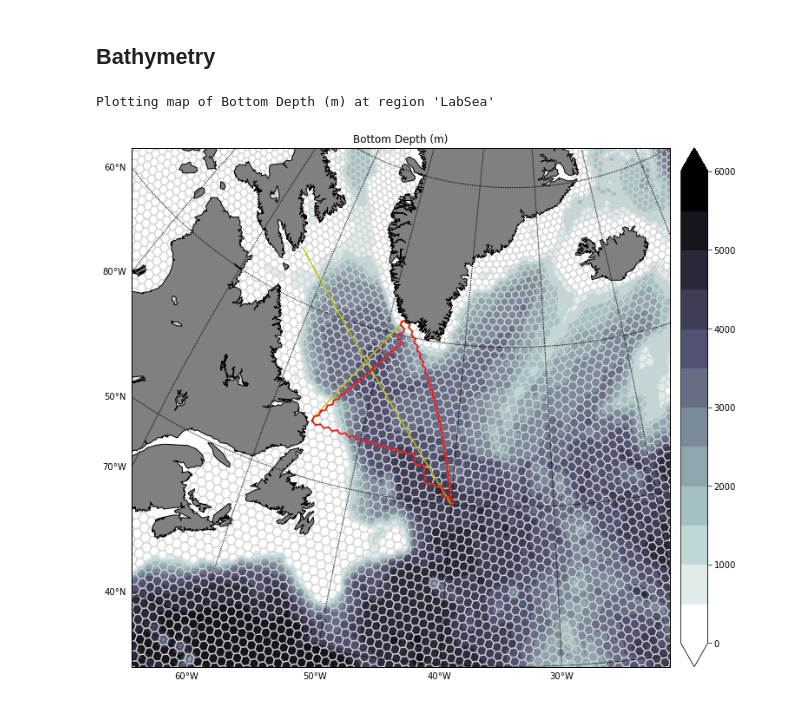
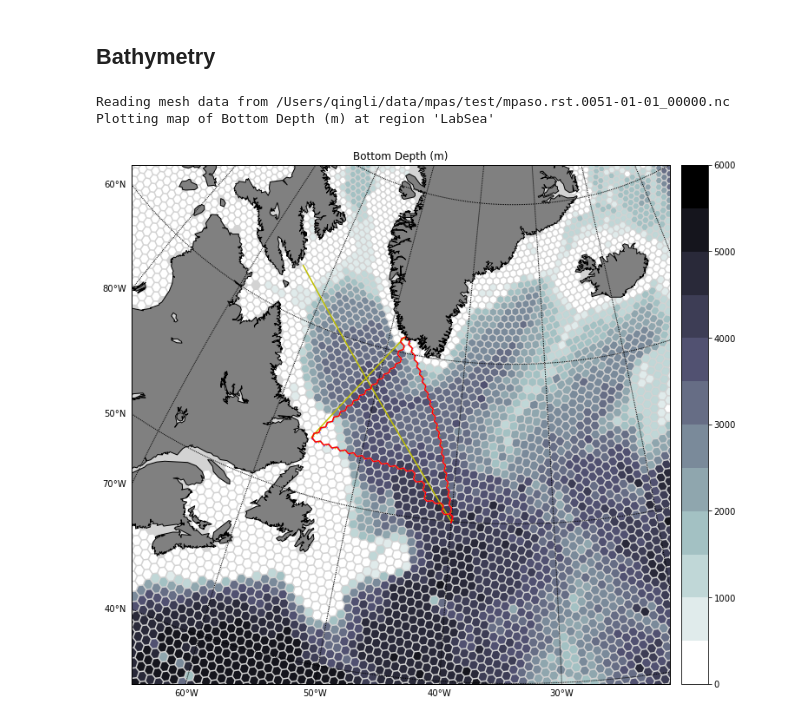
Before and after one commit to qingli411/mpasanalysis, a Jupyter notebook: Test_MPASMesh.ipynb, the cells around one changed output. Cells and saved outputs as stored; diff of their text form; code cells hidden in the pictures.

```diff
--- a/Test_MPASMesh.ipynb
+++ b/Test_MPASMesh.ipynb
@@ -16,7 +16,7 @@ Running on machine pn1803144.lanl.gov
 # flags
 # %%
 # load dataset
-mpasmesh = MPASMesh(path=rst_file)
+mpasmesh = MPASMesh(filepath=rst_file)
 # %% [markdown]
 ## Cross sections
 # %%
@@ -39,10 +39,10 @@ print('Endpoints:')
 print('    P0: {:4.1f} {:4.1f}'.format(lonP0, latP0))
 print('    P1: {:4.1f} {:4.1f}'.format(lonP1, latP1))
 print('    P2: {:4.1f} {:4.1f}'.format(lonP2, latP2))
-# get the path
-path0 = mpasmesh.select_path(lonP0, latP0, lonP1, latP1, debug_info=False)
-path1 = mpasmesh.select_path(lonP0, latP0, lonP2, latP2, debug_info=False)
-path2 = mpasmesh.select_path(lonP1, latP1, lonP2, latP2, debug_info=False)
+# get the shortest path
+path0 = mpasmesh.get_shortest_path(lonP0, latP0, lonP1, latP1, debug_info=False)
+path1 = mpasmesh.get_shortest_path(lonP0, latP0, lonP2, latP2, debug_info=False)
+path2 = mpasmesh.get_shortest_path(lonP1, latP1, lonP2, latP2, debug_info=False)
 # %% [output]
 Endpoints:
     P0: 304.5 53.5
@@ -59,28 +59,30 @@ Vertex closest to P1: 320.0 49.9
 # %%
 fig = plt.figure(figsize=[12,11])
 levels = np.linspace(0, 6000, 13)
-out = mpasmesh.plot_bathymetry(region='LabSea', ptype='contourf', cmap='bone_r', levels=levels)
+out = mpasmesh.get_map('bottomDepth', name='Bottom Depth'). \
+      plot(region='LabSea', ptype='pcolor', cmap='bone_r', levels=levels)
 m = out[0]
 # plot cross sections
 m.drawgreatcircle(s1_s_lon, s1_s_lat, s1_e_lon, s1_e_lat, color='y')
 m.drawgreatcircle(s2_s_lon, s2_s_lat, s2_e_lon, s2_e_lat, color='y')
 # plot paths
 path0.plot_edge(m, c='r')
 path0.plot_edge_center(m, c='y')
 path0.plot_vertex(m, c='b')
 path1.plot_edge(m, c='r')
 path1.plot_edge_center(m, c='y')
 path1.plot_vertex(m, c='b')
 path2.plot_edge(m, c='r')
 path2.plot_edge_center(m, c='y')
 path2.plot_vertex(m, c='b')
 
 mpasmesh.plot_edges(m, colors='lightgray')
 
 plt.show()
 # figname = fig_root+'/LabSea_bathymetry.png'
 # fig.savefig(figname, dpi = 300)
 # plt.close(fig)
 # %% [output]
+Reading mesh data from /Users/qingli/data/mpas/test/mpaso.rst.0051-01-01_00000.nc
 Plotting map of Bottom Depth (m) at region 'LabSea'
-[figure, old version]
+[figure, new version]
```
Also changed, not shown: parts of 1 cell of this notebook, 2 other files.
